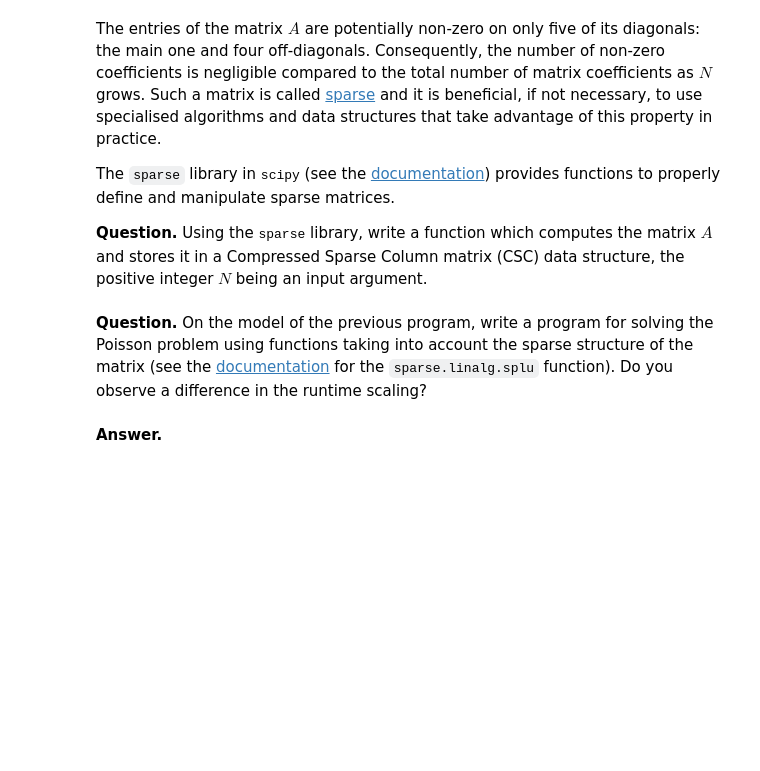
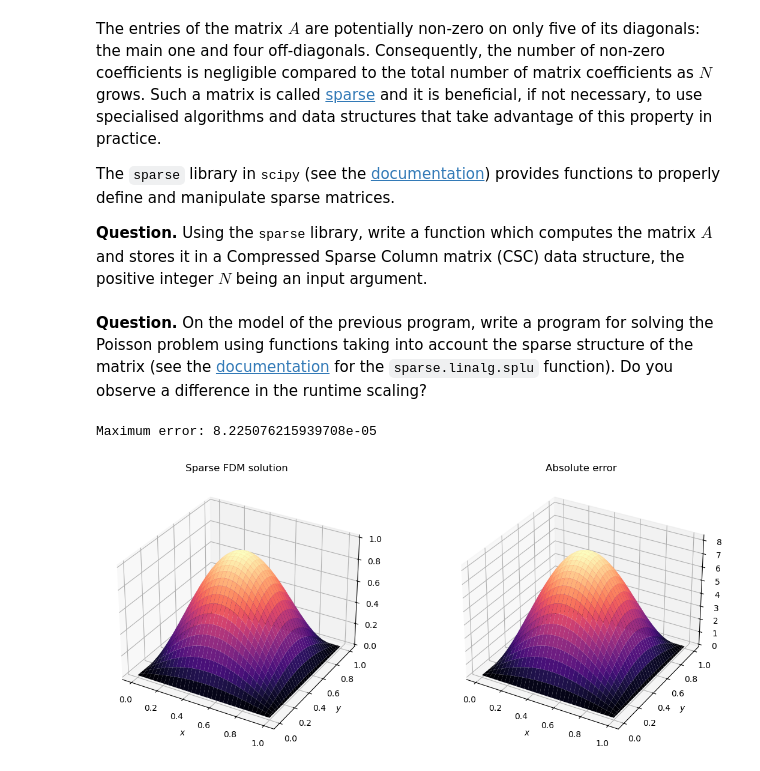
Before and after one commit to Marshhall/FDM_Elliptic, a Jupyter notebook: main.ipynb, the cells around one changed output. Drawn from its saved outputs; the diff is of its cells as text; code cells hidden in the pictures; blank space fills up the shorter version.

Commit message:
Sparse 2D Poisson solver

```diff
--- a/main.ipynb
+++ b/main.ipynb
@@ -1141,2 +1149,45 @@ from scipy.sparse.linalg import splu
-# %% [markdown]
-**Answer.**
+# %%
+import time
+from scipy.sparse.linalg import splu
+
+def solve_poisson_sparse(N, a=0., b=1.):
+    h = (b - a) / N
+    x = np.linspace(a, b, N+1)
+    X, Y = np.meshgrid(x, x)
+
+    B = (
+        2*np.pi**2
+        * np.sin(np.pi*X[1:-1, 1:-1])
+        * np.sin(np.pi*Y[1:-1, 1:-1])
+    ).ravel()
+
+    A = sparse_poisson(N, h)
+    lu = splu(A)
+
+    u = np.zeros_like(X)
+    u[1:-1, 1:-1] = lu.solve(B).reshape(N-1, N-1)
+
+    return X, Y, u
+# %%
+X, Y, u = solve_poisson_sparse(100)
+u_exact = np.sin(np.pi*X) * np.sin(np.pi*Y)
+
+print("Maximum error:", np.max(np.abs(u - u_exact)))
+
+fig = plt.figure(figsize=(12, 5))
+
+for p, (values, title) in enumerate([
+    (u, "Sparse FDM solution"),
+    (np.abs(u - u_exact), "Absolute error")
+], start=1):
+    ax = fig.add_subplot(1, 2, p, projection="3d")
+    ax.plot_surface(X, Y, values, cmap="magma")
+    ax.set_xlabel("$x$")
+    ax.set_ylabel("$y$")
+    ax.set_title(title)
+
+fig.tight_layout()
+plt.show()
+# %% [output]
+Maximum error: 8.225076215939708e-05
+[figure, added]
```
Also changed, not shown: parts of 6 cells of this notebook.
